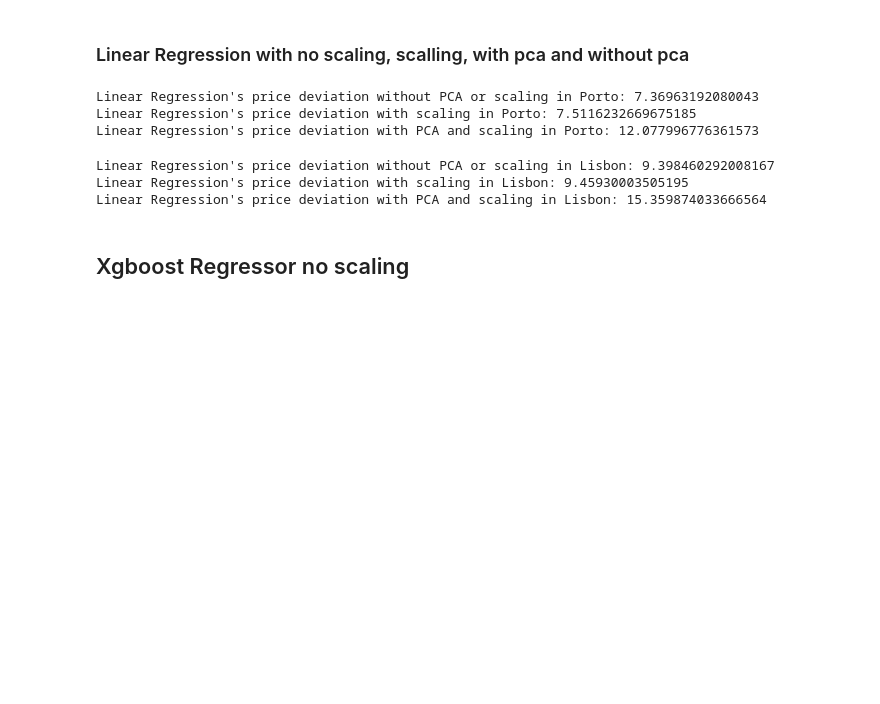
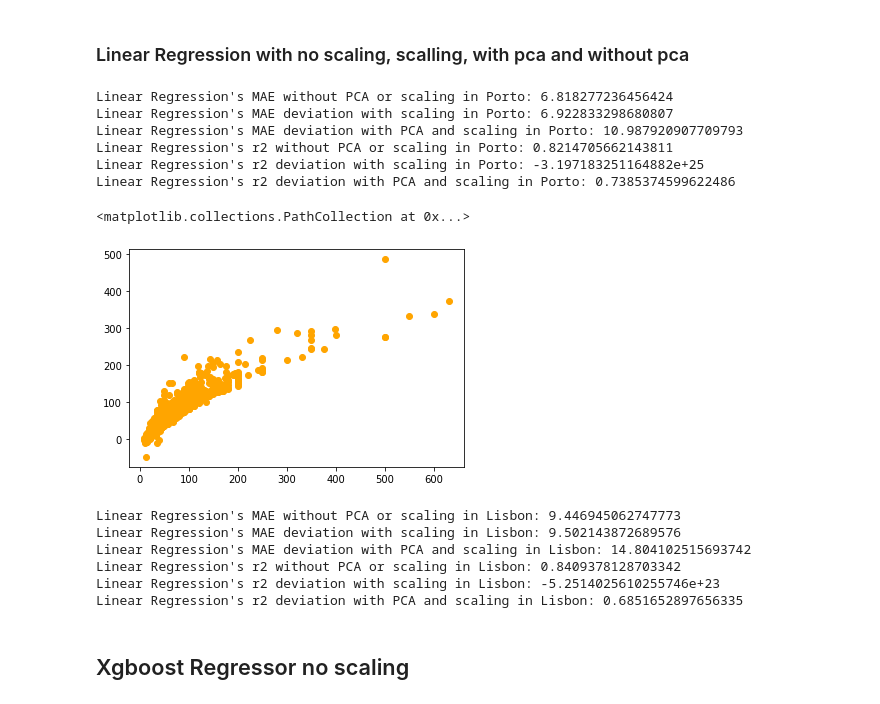
Before and after one commit to sousablde/Airbnb-A-tale-of-2-cities, a Jupyter notebook: Data Modeling- no feature selection.ipynb, the cells around one changed output. Drawn from its saved outputs; the diff is of its cells as text; code cells hidden in the pictures; blank space fills up the shorter version.

```diff
--- a/Data Modeling- no feature selection.ipynb
+++ b/Data Modeling- no feature selection.ipynb
@@ -178,13 +176,13 @@ X_lisbon = lisbon.drop('price', 1)
 y_lisbon = lisbon['price']
 # %%
 # split our data
-X_porto_train, X_porto_test, y_porto_train, y_porto_test = train_test_split(X_porto, y_porto, test_size=0.2)
+X_porto_train, X_porto_test, y_porto_train, y_porto_test = train_test_split(X_porto, y_porto, test_size=0.33)
 
-X_lisbon_train, X_lisbon_test, y_lisbon_train, y_lisbon_test = train_test_split(X_lisbon, y_lisbon, test_size=0.2)
+X_lisbon_train, X_lisbon_test, y_lisbon_train, y_lisbon_test = train_test_split(X_lisbon, y_lisbon, test_size=0.33)
 # %% [markdown]
 ### Linear Regression with no scaling, scalling, with pca and without pca
 # %%
-#no scaling and no dimensionality regression
+#no scaling and no dimensionality reduction
 no_scale_no_pca = Pipeline([('linear', linear_model.LinearRegression())])
 no_scale_no_pca.fit(X_porto_train, y_porto_train)
 y_pred1_porto = no_scale_no_pca.predict(X_porto_test)
@@ -192,7 +190,7 @@ linear_reg_err1_porto = metrics.median_absolute_error(y_porto_test, y_pred1_port
 linear_reg_r21_porto = metrics.r2_score(y_porto_test, y_pred1_porto)
 
 
-#with scaling, no dimensionality regression
+#with scaling, no dimensionality reduction
 scale_no_pca = Pipeline([('standardize', StandardScaler()), ('linear', linear_model.LinearRegression())])
 scale_no_pca.fit(X_porto_train, y_porto_train)
 y_pred2_porto = scale_no_pca.predict(X_porto_test)
@@ -217,9 +215,17 @@ print ("Linear Regression's r2 without PCA or scaling in Porto: " + str(linear_r
 print ("Linear Regression's r2 deviation with scaling in Porto: " + str(linear_reg_r22_porto))
 print ("Linear Regression's r2 deviation with PCA and scaling in Porto: " + str(linear_reg_r23_porto))
 # %% [output]
-Linear Regression's price deviation without PCA or scaling in Porto: 7.36963192080043
-Linear Regression's price deviation with scaling in Porto: 7.5116232669675185
-Linear Regression's price deviation with PCA and scaling in Porto: 12.077996776361573
+Linear Regression's MAE without PCA or scaling in Porto: 6.818277236456424
+Linear Regression's MAE deviation with scaling in Porto: 6.922833298680807
+Linear Regression's MAE deviation with PCA and scaling in Porto: 10.987920907709793
+Linear Regression's r2 without PCA or scaling in Porto: 0.8214705662143811
+Linear Regression's r2 deviation with scaling in Porto: -3.197183251164882e+25
+Linear Regression's r2 deviation with PCA and scaling in Porto: 0.7385374599622486
+# %%
+plt.scatter(y_porto_test, y_pred1_porto, c = 'orange')
+# %% [output]
+<matplotlib.collections.PathCollection at 0x...>
+[figure, added]
 # %%
 #no scaling and no dimensionality regression
 no_scale_no_pca = Pipeline([('linear', linear_model.LinearRegression())])
@@ -249,14 +255,16 @@ linear_reg_r23_lisbon = metrics.r2_score(y_lisbon_test, y_pred3_lisbon)
 print ("Linear Regression's MAE without PCA or scaling in Lisbon: " + str(linear_reg_err1_lisbon))
 print ("Linear Regression's MAE deviation with scaling in Lisbon: " + str(linear_reg_err2_lisbon))
 print ("Linear Regression's MAE deviation with PCA and scaling in Lisbon: " + str(linear_reg_err3_lisbon))
-
 print ("Linear Regression's r2 without PCA or scaling in Lisbon: " + str(linear_reg_r21_lisbon))
 print ("Linear Regression's r2 deviation with scaling in Lisbon: " + str(linear_reg_r22_lisbon))
 print ("Linear Regression's r2 deviation with PCA and scaling in Lisbon: " + str(linear_reg_r23_lisbon))
 # %% [output]
-Linear Regression's price deviation without PCA or scaling in Lisbon: 9.398460292008167
-Linear Regression's price deviation with scaling in Lisbon: 9.45930003505195
-Linear Regression's price deviation with PCA and scaling in Lisbon: 15.359874033666564
+Linear Regression's MAE without PCA or scaling in Lisbon: 9.446945062747773
+Linear Regression's MAE deviation with scaling in Lisbon: 9.502143872689576
+Linear Regression's MAE deviation with PCA and scaling in Lisbon: 14.804102515693742
+Linear Regression's r2 without PCA or scaling in Lisbon: 0.8409378128703342
+Linear Regression's r2 deviation with scaling in Lisbon: -5.2514025610255746e+23
+Linear Regression's r2 deviation with PCA and scaling in Lisbon: 0.6851652897656335
 # %% [markdown]
 ## Xgboost Regressor no scaling
 # %%
```
Also changed, not shown: parts of 10 cells of this notebook, 1 other file.
